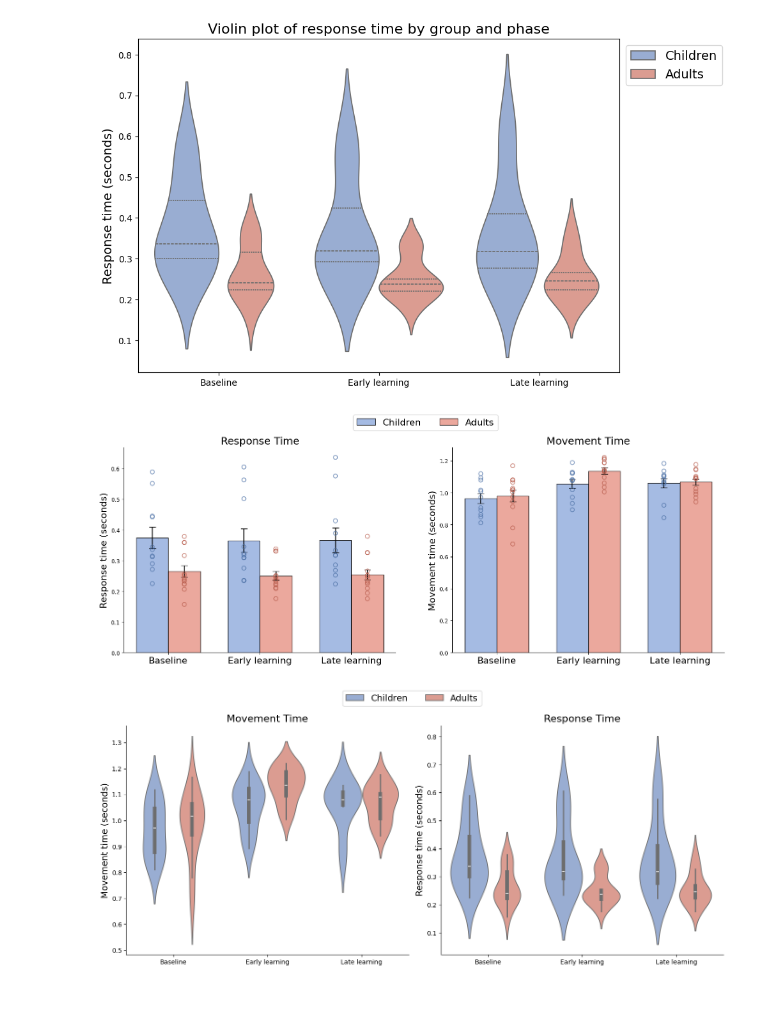
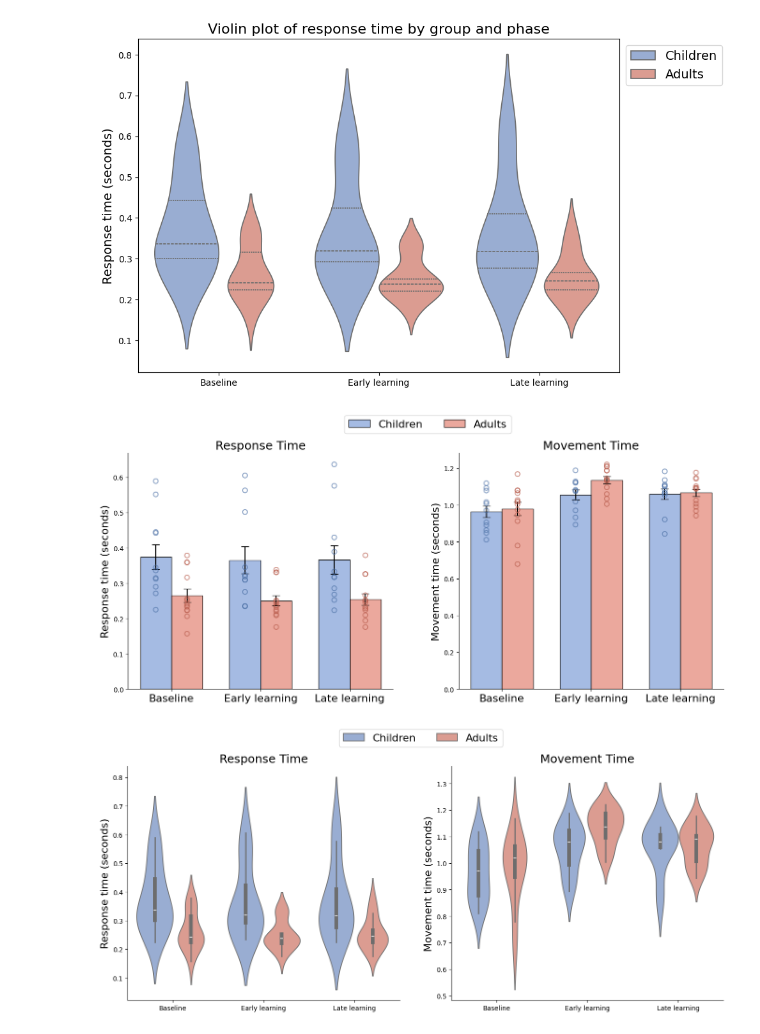
Before and after one commit to siddiskid/IMM-Lab, a Jupyter notebook: figures.ipynb, the cells around one changed output. Saved outputs shown, nothing was run; the diff lists cells and outputs as text; code cells hidden in the pictures; blank space fills up the shorter version.

Commit message:
more violins

```diff
--- a/figures.ipynb
+++ b/figures.ipynb
@@ -301,7 +301,7 @@ width = 0.35
 child_mt, child_mt_sem, adult_mt, adult_mt_sem = get_group_data("meanMT", 5)
 child_rt, child_rt_sem, adult_rt, adult_rt_sem = get_group_data("meanRT", 5)
 
-fig, axes = plt.subplots(1, 2, figsize=(16, 6), sharey=False)
+fig, axes = plt.subplots(1, 2, figsize=(14, 6), sharey=False)
 plt.subplots_adjust(wspace=20)  # Increase spacing between subplots
 
 # Response Time subplot
@@ -319,34 +319,34 @@ ax.set_xticks(phases)
 ax.set_xticklabels(labels, fontsize=16)
 ax.set_ylabel('Response time (seconds)', fontsize=16)
 ax.set_title('Response Time', fontsize=18)
 ax.spines['top'].set_visible(False)
 ax.spines['right'].set_visible(False)
 
 # Movement Time subplot
 ax = axes[1]
 bar1 = phases - width/2
 bar2 = phases + width/2
 bars_mt_child = ax.bar(bar1, child_mt, width, yerr=child_mt_sem, label="Children", color="#8faadc", capsize=6, edgecolor='black', alpha=0.8)
 bars_mt_adult = ax.bar(bar2, adult_mt, width, yerr=adult_mt_sem, label="Adults", color="#e79385", capsize=6, edgecolor='black', alpha=0.8)
 for i, phase in enumerate(phases):
     child_mt_points = get_all_participant_values(child_data_dir, "meanMT", i)
     adult_mt_points = get_all_participant_values(adult_data_dir, "meanMT", i)
     ax.scatter(np.full(len(child_mt_points), bar1[i]), child_mt_points, facecolors='none', edgecolors="#4a6fa5", s=50, zorder=3, alpha=0.6, linewidths=1.5)
     ax.scatter(np.full(len(adult_mt_points), bar2[i]), adult_mt_points, facecolors='none', edgecolors="#b85c4c", s=50, zorder=3, alpha=0.6, linewidths=1.5)
 ax.set_xticks(phases)
 ax.set_xticklabels(labels, fontsize=16)
 ax.set_ylabel('Movement time (seconds)', fontsize=16)
 ax.set_title('Movement Time', fontsize=18)
 ax.spines['top'].set_visible(False)
 ax.spines['right'].set_visible(False)
 
 # Shared legend
 handles, labels_ = axes[0].get_legend_handles_labels()
 fig.legend(handles, labels_, fontsize=16, loc='upper center', bbox_to_anchor=(0.5, 1.05), ncol=2)
 plt.tight_layout(rect=[0, 0, 1, 0.97])
 plt.show()
 # %% [output]
-[figure, old version]
+[figure, new version]
 # %%
 
 phases = ["Baseline", "Early learning", "Late learning"]
@@ -357,9 +357,9 @@ adult_mt_all = [get_all_participant_values(adult_data_dir, "meanMT", i) for i in
 mt_data = []
 for i, phase in enumerate(phases):
     for v in child_mt_all[i]:
-        mt_data.append({"Group": "Children", "Phase": phase, "Value": v})
+        mt_data.append({"Group": "Children", "Phase": phase, "Value": v, "PhaseIdx": i})
     for v in adult_mt_all[i]:
-        mt_data.append({"Group": "Adults", "Phase": phase, "Value": v})
+        mt_data.append({"Group": "Adults", "Phase": phase, "Value": v, "PhaseIdx": i})
 mt_df = pd.DataFrame(mt_data)
 
 # meanRT data
@@ -368,36 +368,37 @@ adult_rt_all = [get_all_participant_values(adult_data_dir, "meanRT", i) for i in
 rt_data = []
 for i, phase in enumerate(phases):
     for v in child_rt_all[i]:
-        rt_data.append({"Group": "Children", "Phase": phase, "Value": v})
+        rt_data.append({"Group": "Children", "Phase": phase, "Value": v, "PhaseIdx": i})
     for v in adult_rt_all[i]:
-        rt_data.append({"Group": "Adults", "Phase": phase, "Value": v})
+        rt_data.append({"Group": "Adults", "Phase": phase, "Value": v, "PhaseIdx": i})
 rt_df = pd.DataFrame(rt_data)
 
 # Plot side-by-side violins with boxplots inside
 fig, axes = plt.subplots(1, 2, figsize=(14, 6), sharey=False)
+plt.subplots_adjust(wspace=20)  # Increase spacing between subplots
 
-# Movement Time violin plot
-sns.violinplot(ax=axes[0], x="Phase", y="Value", hue="Group", data=mt_df, split=False, inner="box", palette=["#8faadc", "#e79385"])
-axes[0].set_ylabel("Movement time (seconds)", fontsize=14)
+# Response Time violin plot
+sns.violinplot(ax=axes[0], x="Phase", y="Value", hue="Group", data=rt_df, split=False, inner="box", palette=["#8faadc", "#e79385"])
+axes[0].set_ylabel("Response time (seconds)", fontsize=16)
 axes[0].set_xlabel("")
-axes[0].set_title("Movement Time", fontsize=16)
+axes[0].set_title("Response Time", fontsize=18)
 axes[0].spines['top'].set_visible(False)
 axes[0].spines['right'].set_visible(False)
 axes[0].legend_.remove()
 
-# Response Time violin plot
-sns.violinplot(ax=axes[1], x="Phase", y="Value", hue="Group", data=rt_df, split=False, inner="box", palette=["#8faadc", "#e79385"])
-axes[1].set_ylabel("Response time (seconds)", fontsize=14)
+# Movement Time violin plot
+sns.violinplot(ax=axes[1], x="Phase", y="Value", hue="Group", data=mt_df, split=False, inner="box", palette=["#8faadc", "#e79385"])
+axes[1].set_ylabel("Movement time (seconds)", fontsize=16)
 axes[1].set_xlabel("")
-axes[1].set_title("Response Time", fontsize=16)
+axes[1].set_title("Movement Time", fontsize=18)
 axes[1].spines['top'].set_visible(False)
 axes[1].spines['right'].set_visible(False)
 axes[1].legend_.remove()
 
 # Shared legend
 handles, labels_ = axes[0].get_legend_handles_labels()
-fig.legend(handles, labels_, fontsize=14, loc='upper center', bbox_to_anchor=(0.5, 1.05), ncol=2)
+fig.legend(handles, labels_, fontsize=16, loc='upper center', bbox_to_anchor=(0.5, 1.05), ncol=2)
 plt.tight_layout(rect=[0, 0, 1, 0.97])
 plt.show()
 # %% [output]
-[figure, old version]
+[figure, new version]
```
Also changed, not shown: parts of 2 cells of this notebook, 6 other files.
